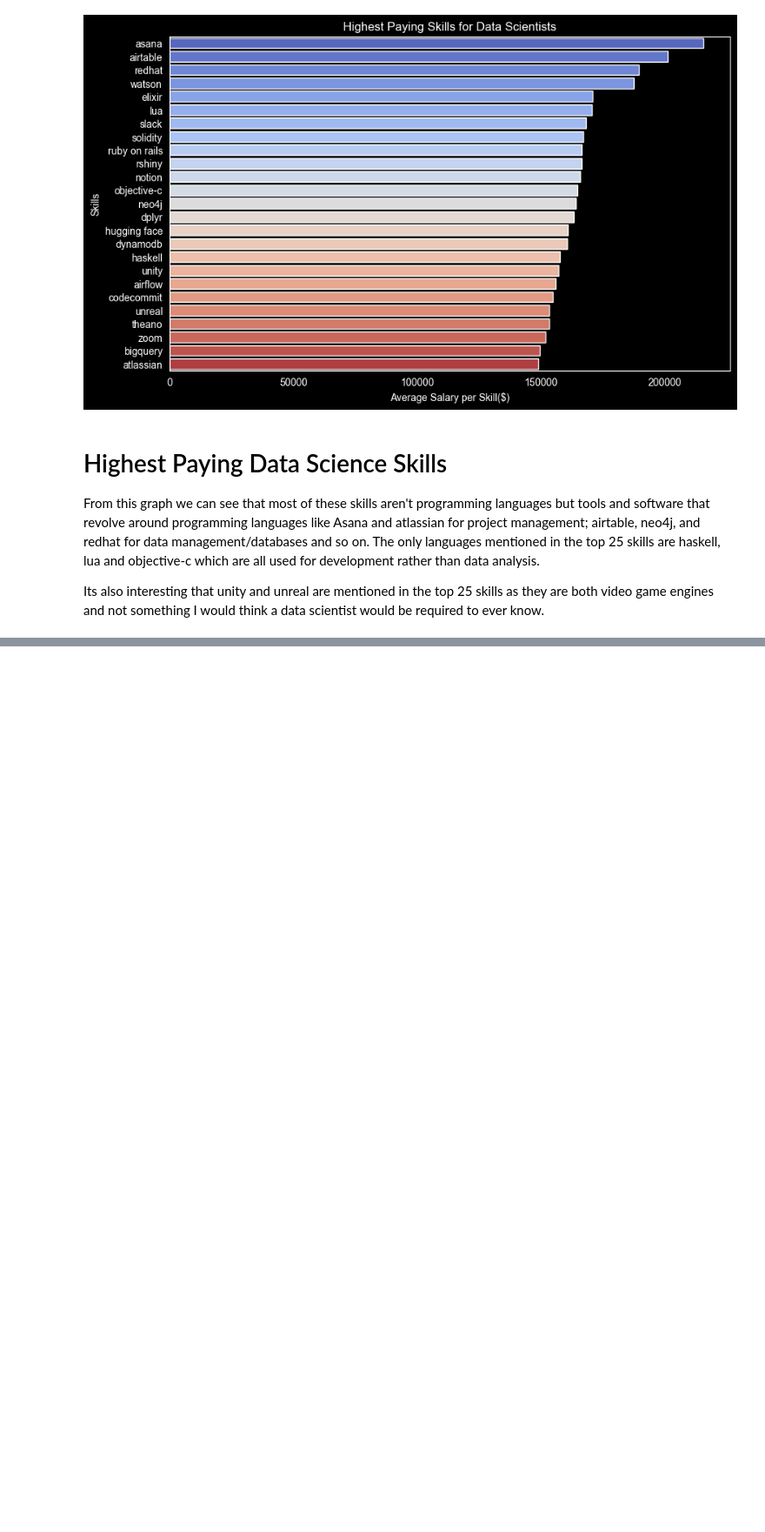
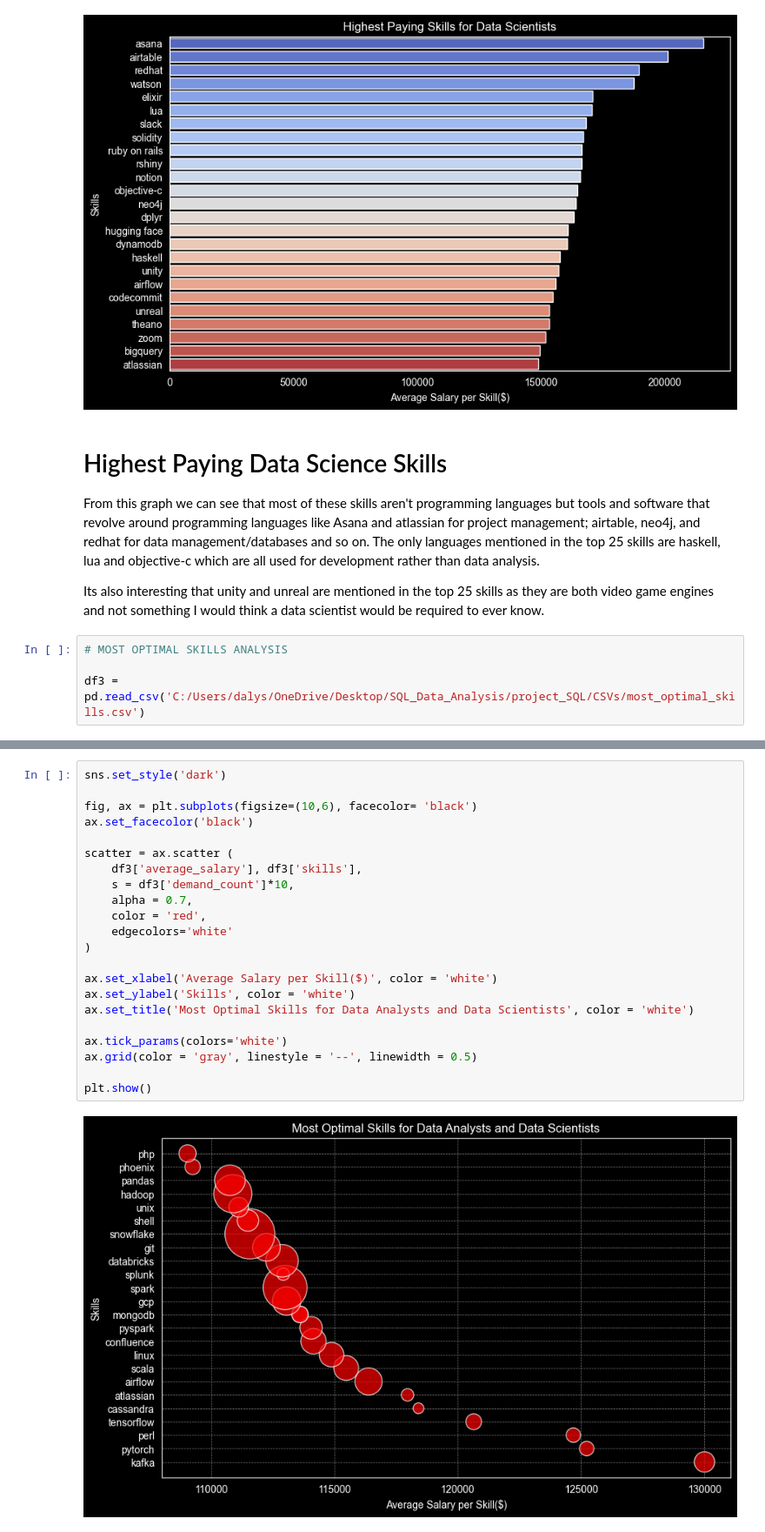
Before and after one commit to daly-brendan/SQL_Data_Analysis, a Jupyter notebook: project_SQL/Python/skill_and_salary_analysis.ipynb, the cells around one changed output, grey strips where cells are left out. Shown at 87% size. Cells and saved outputs as stored; diff of their text form; blank space fills up the shorter version.

Commit message:
More data analysis using py

```diff
--- a/project_SQL/Python/skill_and_salary_analysis.ipynb
+++ b/project_SQL/Python/skill_and_salary_analysis.ipynb
@@ -65,3 +58,7 @@ Passing `palette` without assigning `hue` is deprecated and will be removed in v
 From this graph we can see that most of these skills aren't programming languages but tools and software that revolve around programming languages like Asana and atlassian for project management; airtable, neo4j, and redhat for data management/databases and so on. The only languages mentioned in the top 25 skills are haskell, lua and objective-c which are all used for development rather than data analysis.
 
 Its also interesting that unity and unreal are mentioned in the top 25 skills as they are both video game engines and not something I would think a data scientist would be required to ever know.
+# %%
+# MOST OPTIMAL SKILLS ANALYSIS
+
+df3 = pd.read_csv('C:/Users/dalys/OneDrive/Desktop/SQL_Data_Analysis/project_SQL/CSVs/most_optimal_skills.csv')
@@ -67,0 +72,24 @@ Its also interesting that unity and unreal are mentioned in the top 25 skills as
+# %%
+sns.set_style('dark')
+
+fig, ax = plt.subplots(figsize=(10,6), facecolor= 'black')
+ax.set_facecolor('black')
+
+scatter = ax.scatter (
+    df3['average_salary'], df3['skills'],
+    s = df3['demand_count']*10,
+    alpha = 0.7,
+    color = 'red',
+    edgecolors='white'
+)
+
+ax.set_xlabel('Average Salary per Skill($)', color = 'white')
+ax.set_ylabel('Skills', color = 'white')
+ax.set_title('Most Optimal Skills for Data Analysts and Data Scientists', color = 'white')
+
+ax.tick_params(colors='white')
+ax.grid(color = 'gray', linestyle = '--', linewidth = 0.5)
+
+plt.show()
+# %% [output]
+[figure, added]
```
Also changed, not shown: parts of 3 cells of this notebook, 3 other files.
